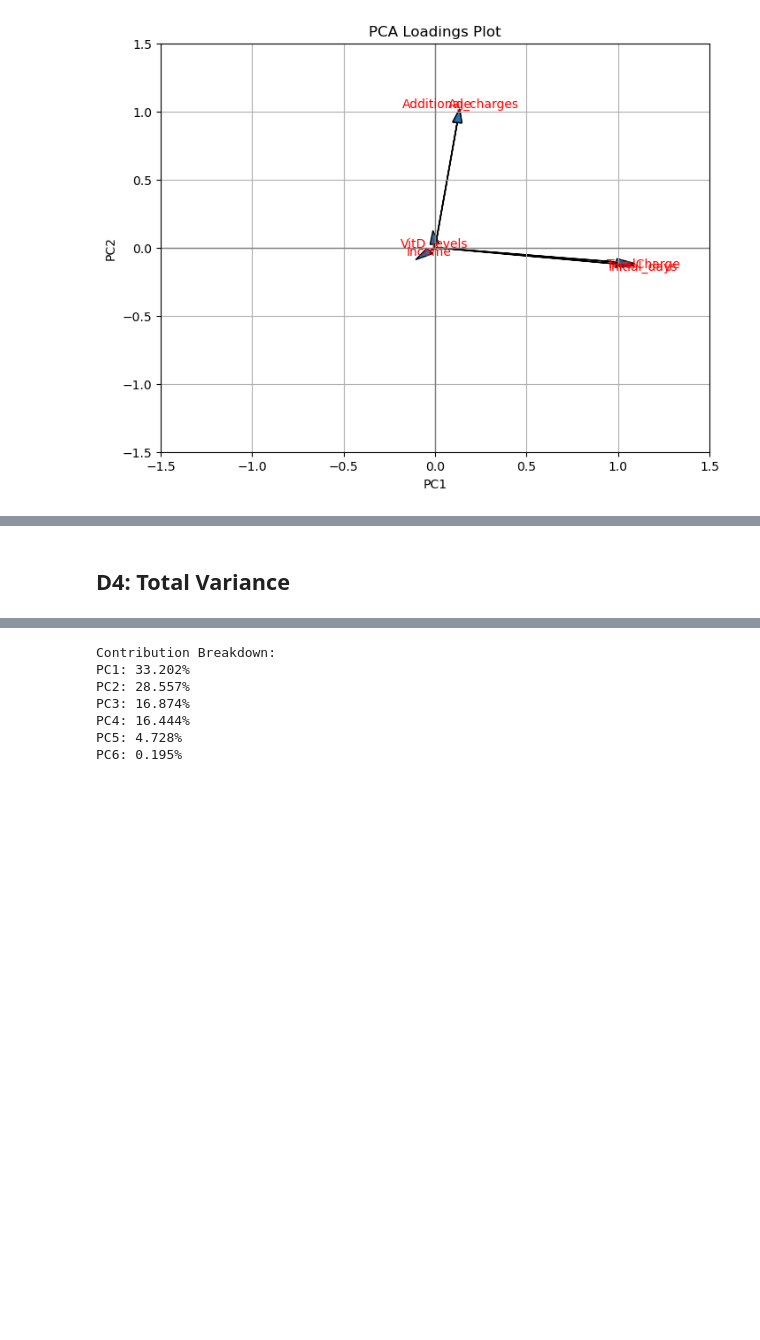
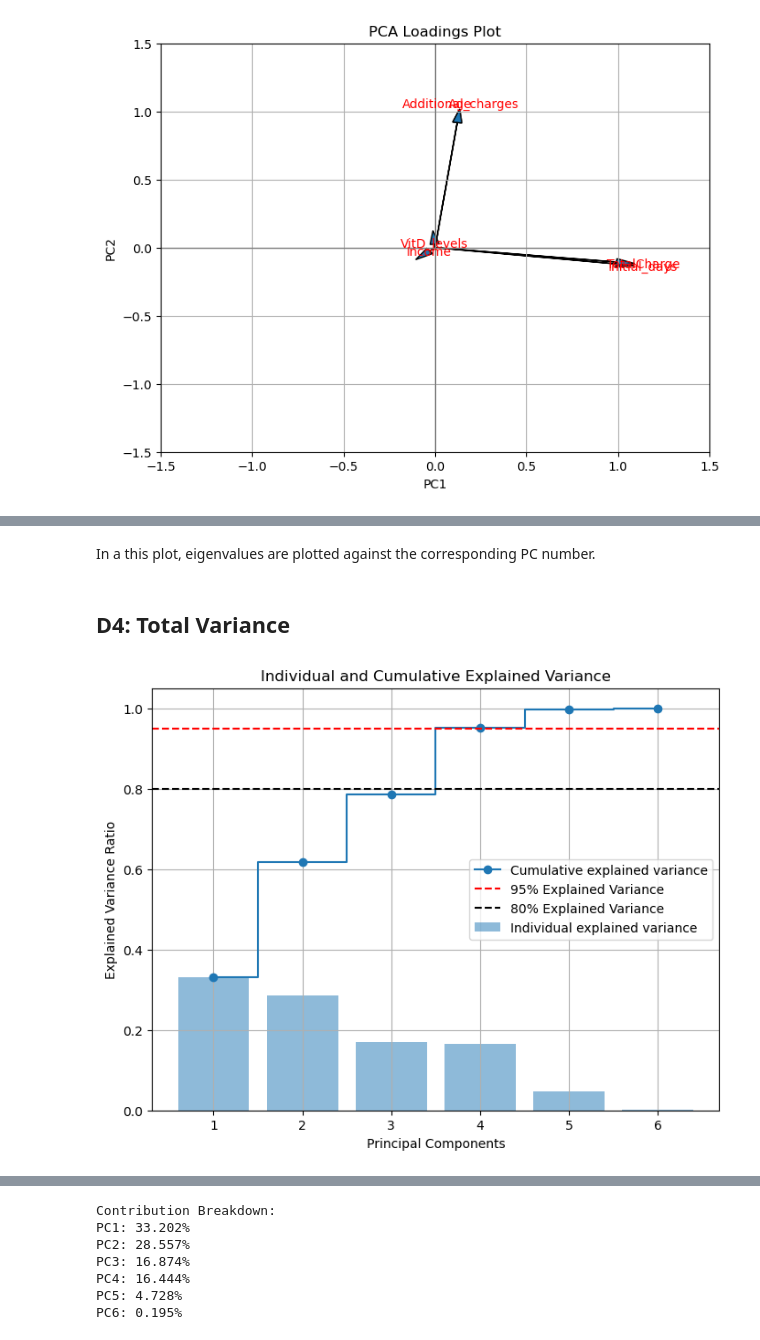
Before and after one commit to Jester-Head/special-pancake, a Jupyter notebook: D212_data_mining_2/Task2.ipynb, the cells around one changed output, grey strips where cells are left out. Cells and saved outputs as stored; diff of their text form; code cells hidden in the pictures; blank space fills up the shorter version.

```diff
--- a/D212_data_mining_2/Task2.ipynb
+++ b/D212_data_mining_2/Task2.ipynb
@@ -254,2 +138,25 @@ plt.show()
+# %% [markdown]
+In a this plot, eigenvalues are plotted against the corresponding PC number.
 # %% [markdown]
 ## D4: Total Variance
+# %%
+# Variance explained by each component
+explained_variance = pca.explained_variance_ratio_
+
+# Creating a scree plot
+plt.figure(figsize=(8, 6))
+plt.bar(range(1, len(explained_variance)+1), explained_variance, alpha=0.5, align='center',
+        label='Individual explained variance')
+plt.step(range(1, len(explained_variance)+1), np.cumsum(explained_variance), where='mid',
+         label='Cumulative explained variance',marker='o')
+plt.axhline(y=.95, color='r', linestyle='--', label='95% Explained Variance')
+plt.axhline(y=.80, color='black', linestyle='--', label='80% Explained Variance')
+
+plt.ylabel('Explained Variance Ratio')
+plt.xlabel('Principal Components')
+plt.title('Individual and Cumulative Explained Variance')
+plt.legend(loc='best')
+plt.grid(True)
+plt.show()
+# %% [output]
+[figure, added]
```
Also changed, not shown: parts of 32 cells of this notebook.
